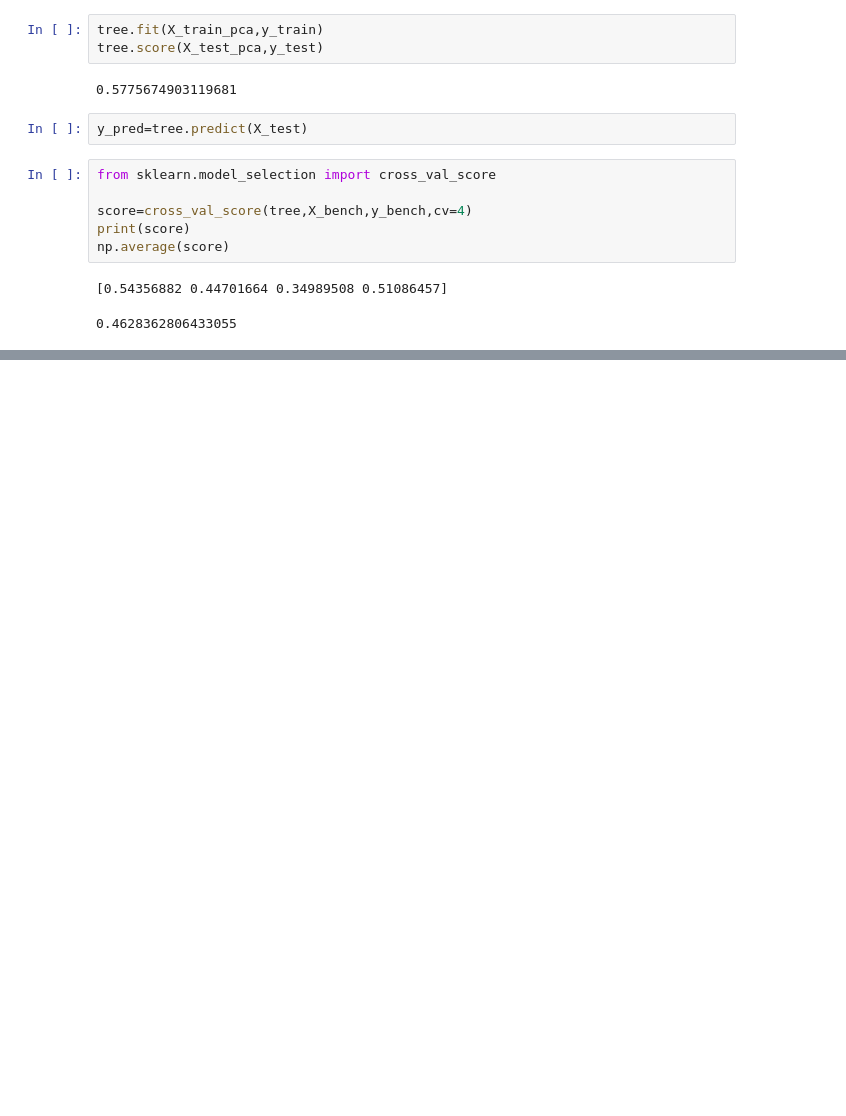
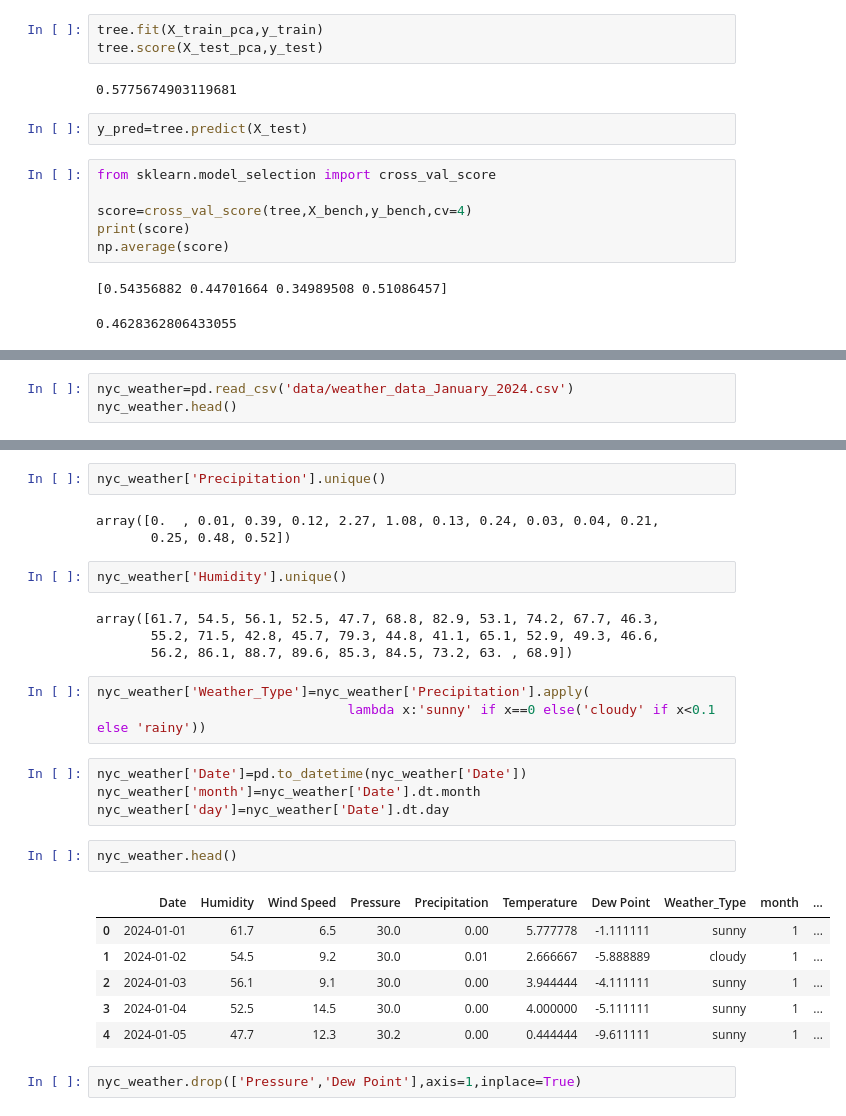
Before and after one commit to jaswanth1524/new-york-taxi-analysis, a Jupyter notebook: Presentable_Notebook.ipynb, the cells around one changed output, grey strips where cells are left out. Drawn from its saved outputs; the diff is of its cells as text; blank space fills up the shorter version.

Commit message:
Additional metrics like Borough and Weather data has been added as a part of Feature Engineering

```diff
--- a/Presentable_Notebook.ipynb
+++ b/Presentable_Notebook.ipynb
@@ -455,0 +530,3 @@ model1.score(X_test,y_test)
+# %%
+nyc_weather=pd.read_csv('data/weather_data_January_2024.csv')
+nyc_weather.head()
@@ -455,0 +540,29 @@ model1.score(X_test,y_test)
+# %%
+nyc_weather['Precipitation'].unique()
+# %% [output]
+array([0.  , 0.01, 0.39, 0.12, 2.27, 1.08, 0.13, 0.24, 0.03, 0.04, 0.21,
+       0.25, 0.48, 0.52])
+# %%
+nyc_weather['Humidity'].unique()
+# %% [output]
+array([61.7, 54.5, 56.1, 52.5, 47.7, 68.8, 82.9, 53.1, 74.2, 67.7, 46.3,
+       55.2, 71.5, 42.8, 45.7, 79.3, 44.8, 41.1, 65.1, 52.9, 49.3, 46.6,
+       56.2, 86.1, 88.7, 89.6, 85.3, 84.5, 73.2, 63. , 68.9])
+# %%
+nyc_weather['Weather_Type']=nyc_weather['Precipitation'].apply(
+                                lambda x:'sunny' if x==0 else('cloudy' if x<0.1 else 'rainy'))
+# %%
+nyc_weather['Date']=pd.to_datetime(nyc_weather['Date'])
+nyc_weather['month']=nyc_weather['Date'].dt.month
+nyc_weather['day']=nyc_weather['Date'].dt.day
+# %%
+nyc_weather.head()
+# %% [output]
+|  | Date | Humidity | Wind Speed | Pressure | Precipitation | Temperature | Dew Point | Weather_Type | month | ... |
+| 0 | 2024-01-01 | 61.7 | 6.5 | 30.0 | 0.00 | 5.777778 | -1.111111 | sunny | 1 | ... |
+| 1 | 2024-01-02 | 54.5 | 9.2 | 30.0 | 0.01 | 2.666667 | -5.888889 | cloudy | 1 | ... |
+| 2 | 2024-01-03 | 56.1 | 9.1 | 30.0 | 0.00 | 3.944444 | -4.111111 | sunny | 1 | ... |
+| 3 | 2024-01-04 | 52.5 | 14.5 | 30.0 | 0.00 | 4.000000 | -5.111111 | sunny | 1 | ... |
+| 4 | 2024-01-05 | 47.7 | 12.3 | 30.2 | 0.00 | 0.444444 | -9.611111 | sunny | 1 | ... |
+# %%
+nyc_weather.drop(['Pressure','Dew Point'],axis=1,inplace=True)
```
Also changed, not shown: parts of 36 cells of this notebook.
